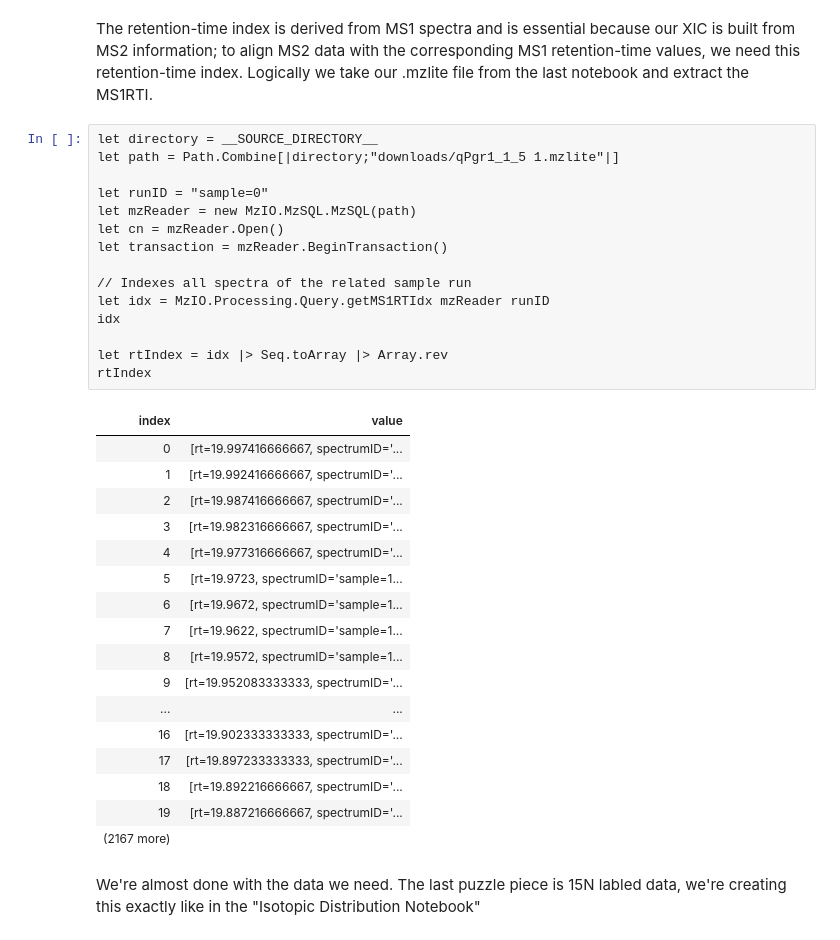
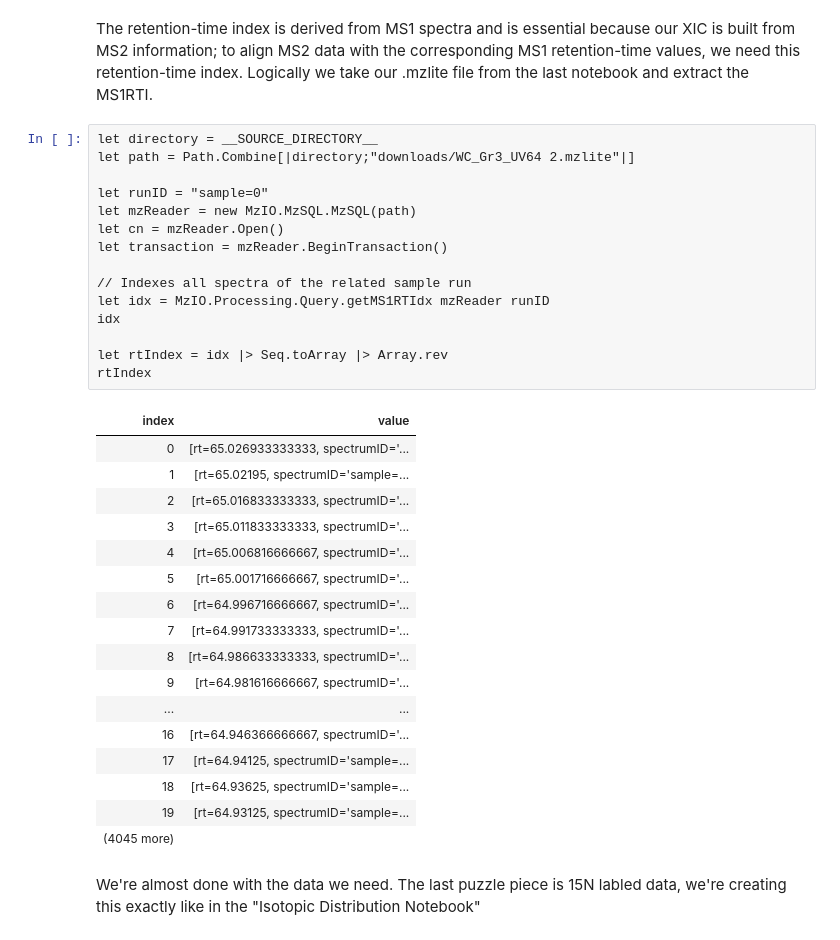
Before and after one commit to paulineHans/BIO-BTE-06-L-7, a Jupyter notebook: Notebooks/NB05a_Quantification.ipynb, the cells around one changed output. Cells and saved outputs as stored; diff of their text form.

```diff
--- a/Notebooks/NB05a_Quantification.ipynb
+++ b/Notebooks/NB05a_Quantification.ipynb
@@ -184,37 +184,37 @@ let score = extract.GetColumn<float>("MatchingScore").Values |> Seq.toArray
 The retention-time index is derived from MS1 spectra and is essential because our XIC is built from MS2 information; to align MS2 data with the corresponding MS1 retention-time values, we need this retention-time index. Logically we take our .mzlite file from the last notebook and extract the MS1RTI.
 # %%
 let directory = __SOURCE_DIRECTORY__
-let path = Path.Combine[|directory;"downloads/qPgr1_1_5 1.mzlite"|]
+let path = Path.Combine[|directory;"downloads/WC_Gr3_UV64 2.mzlite"|]
 
 let runID = "sample=0"
 let mzReader = new MzIO.MzSQL.MzSQL(path)
 let cn = mzReader.Open()
 let transaction = mzReader.BeginTransaction()
 
 // Indexes all spectra of the related sample run
 let idx = MzIO.Processing.Query.getMS1RTIdx mzReader runID
 idx
 
 let rtIndex = idx |> Seq.toArray |> Array.rev
 rtIndex
 # %% [output]
 | index | value |
-| 0 | [rt=19.997416666667, spectrumID='... |
-| 1 | [rt=19.992416666667, spectrumID='... |
-| 2 | [rt=19.987416666667, spectrumID='... |
-| 3 | [rt=19.982316666667, spectrumID='... |
-| 4 | [rt=19.977316666667, spectrumID='... |
-| 5 | [rt=19.9723, spectrumID='sample=1... |
-| 6 | [rt=19.9672, spectrumID='sample=1... |
-| 7 | [rt=19.9622, spectrumID='sample=1... |
-| 8 | [rt=19.9572, spectrumID='sample=1... |
-| 9 | [rt=19.952083333333, spectrumID='... |
+| 0 | [rt=65.026933333333, spectrumID='... |
+| 1 | [rt=65.02195, spectrumID='sample=... |
+| 2 | [rt=65.016833333333, spectrumID='... |
+| 3 | [rt=65.011833333333, spectrumID='... |
+| 4 | [rt=65.006816666667, spectrumID='... |
+| 5 | [rt=65.001716666667, spectrumID='... |
+| 6 | [rt=64.996716666667, spectrumID='... |
+| 7 | [rt=64.991733333333, spectrumID='... |
+| 8 | [rt=64.986633333333, spectrumID='... |
+| 9 | [rt=64.981616666667, spectrumID='... |
 | ... | ... |
-| 16 | [rt=19.902333333333, spectrumID='... |
-| 17 | [rt=19.897233333333, spectrumID='... |
-| 18 | [rt=19.892216666667, spectrumID='... |
-| 19 | [rt=19.887216666667, spectrumID='... |
-| (2167 more) |  |
+| 16 | [rt=64.946366666667, spectrumID='... |
+| 17 | [rt=64.94125, spectrumID='sample=... |
+| 18 | [rt=64.93625, spectrumID='sample=... |
+| 19 | [rt=64.93125, spectrumID='sample=... |
+| (4045 more) |  |
 # %% [markdown]
 We're almost done with the data we need. The last puzzle piece is 15N labled data, we're creating this exactly like in the "Isotopic Distribution Notebook"
 # %%
```
Also changed, not shown: parts of 8 cells of this notebook, 3 other files.
